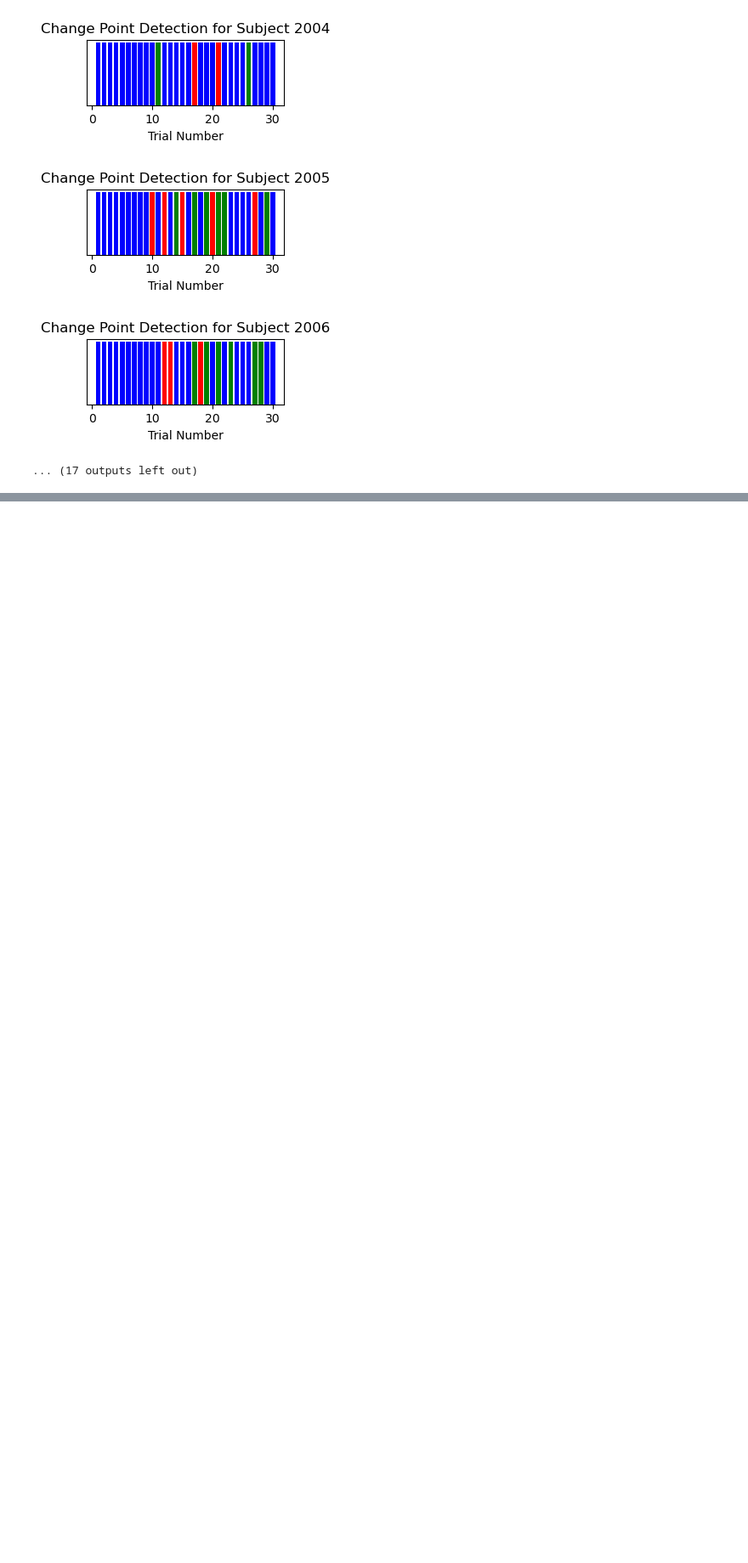
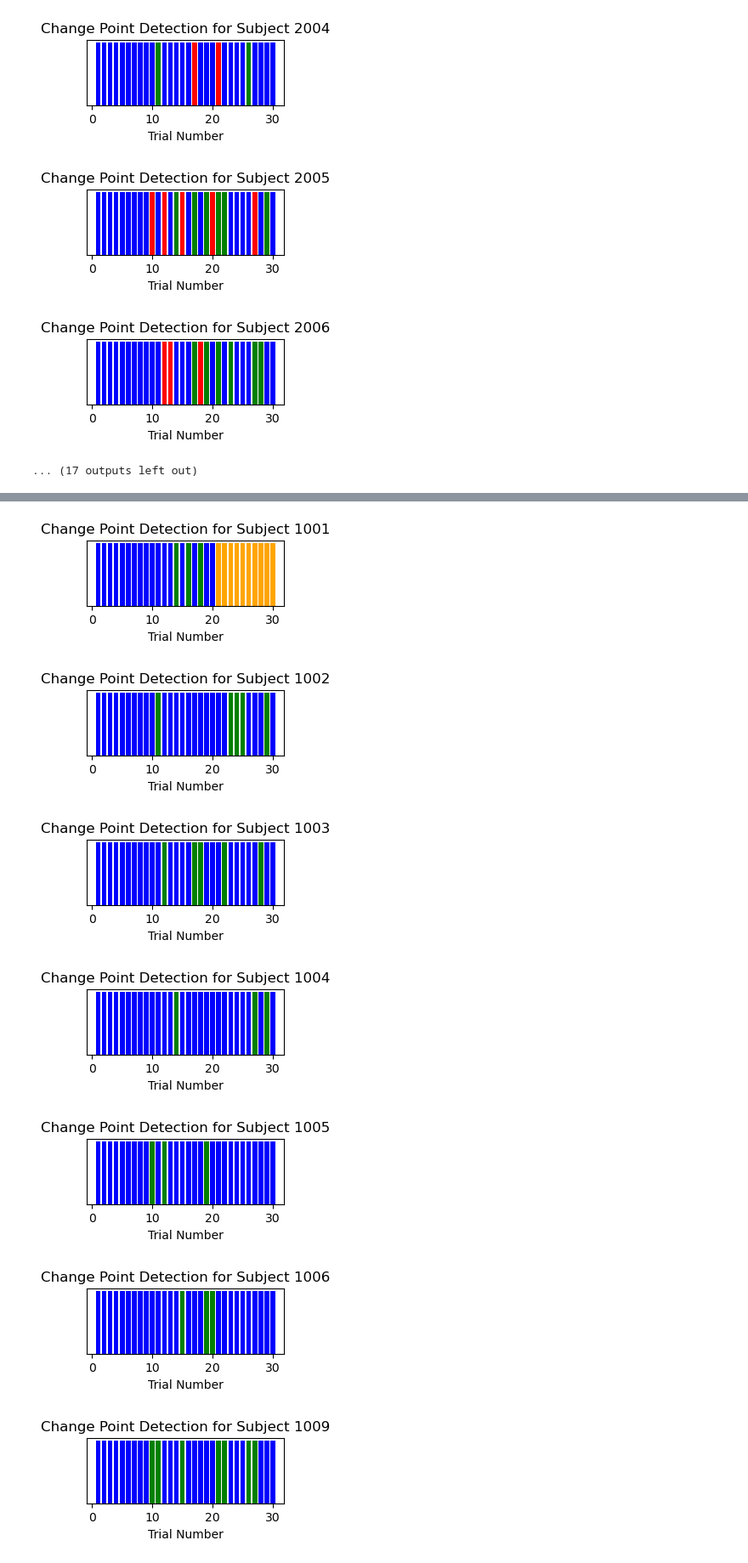
Before and after one commit to abbiemcdowell/TECH646-Haptic-Results, a Jupyter notebook: learning/learning.ipynb, the cells around one changed output, grey strips where cells are left out. Shown at 85% size. Cells and saved outputs as stored; diff of their text form; code cells hidden in the pictures; blank space fills up the shorter version.

```diff
--- a/learning/learning.ipynb
+++ b/learning/learning.ipynb
@@ -457,2 +424,0 @@ Window 30: 75th percentile variance cutoff = 0.0020
-# %%
-window = 10
@@ -507,14 +424,0 @@ Variance threshold: 0.0023288070160626877
-# %%
-for i in range(0,raw_df.shape[0]):
-    subject = i
-    colors = {"learning": "green", "nothing": "blue", "fatigued": "red", "inconsistent": "orange"}
-    modes = modes_df.iloc[subject]
-
-    plt.figure(figsize=(3,1))
-    for i, mode in enumerate(modes):
-        plt.bar(i+1, 1, color=colors[mode])
-
-    plt.title(f"Change Point Detection for Subject {df_clean.index[subject]}")
-    plt.xlabel("Trial Number")
-    plt.yticks([])
-    plt.show()
@@ -640,0 +427,3 @@ for window in window_sizes:
+# %%
+with open('consistency_thresholds.pkl', 'rb') as f:
+    consistency_thresholds = pickle.load(f)
@@ -640,0 +476,22 @@ for window in window_sizes:
+# %%
+for i in range(0,raw_df.shape[0]):
+    subject = i
+    colors = {"learning": "green", "nothing": "blue", "inconsistent": "orange"}
+    modes = modes_df.iloc[subject]
+
+    plt.figure(figsize=(3,1))
+    for i, mode in enumerate(modes):
+        plt.bar(i+1, 1, color=colors[mode])
+
+    plt.title(f"Change Point Detection for Subject {df_clean.index[subject]}")
+    plt.xlabel("Trial Number")
+    plt.yticks([])
+    plt.show()
+# %% [output]
+[figure, added]
+[figure, added]
+[figure, added]
+[figure, added]
+[figure, added]
+[figure, added]
+[figure, added]
```
Also changed, not shown: parts of 15 cells of this notebook, 3 other files.
